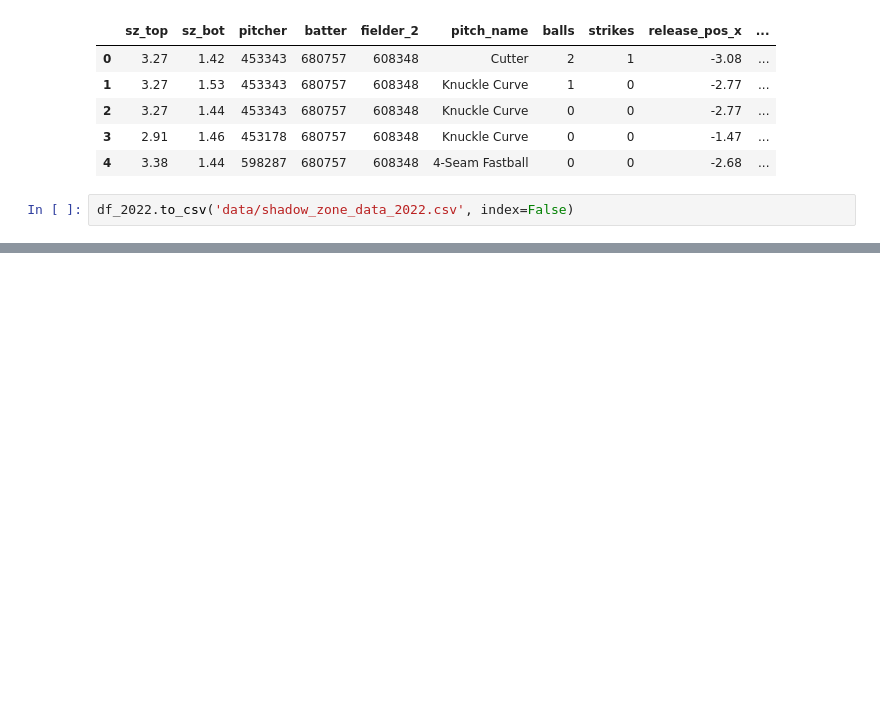
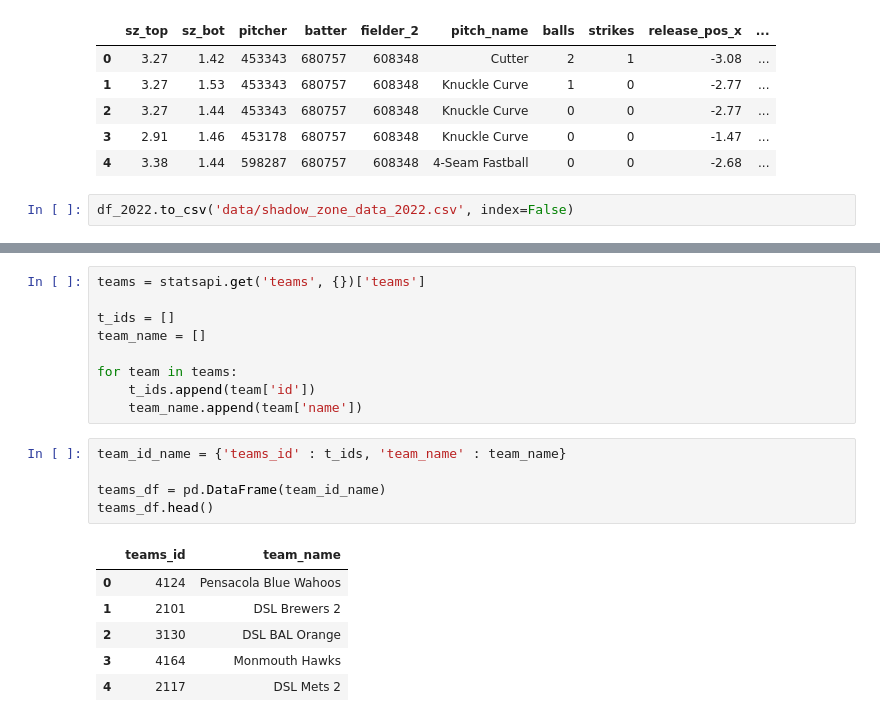
Before and after one commit to syamiller/SCOE, a Jupyter notebook: scoe.ipynb, the cells around one changed output, grey strips where cells are left out. Drawn from its saved outputs; the diff is of its cells as text; blank space fills up the shorter version.

```diff
--- a/scoe.ipynb
+++ b/scoe.ipynb
@@ -444,0 +463,21 @@ df_2022.to_csv('data/shadow_zone_data_2022.csv', index=False)
+# %%
+teams = statsapi.get('teams', {})['teams']
+
+t_ids = []
+team_name = []
+
+for team in teams:
+    t_ids.append(team['id'])
+    team_name.append(team['name'])
+# %%
+team_id_name = {'teams_id' : t_ids, 'team_name' : team_name}
+
+teams_df = pd.DataFrame(team_id_name)
+teams_df.head()
+# %% [output]
+|  | teams_id | team_name |
+| 0 | 4124 | Pensacola Blue Wahoos |
+| 1 | 2101 | DSL Brewers 2 |
+| 2 | 3130 | DSL BAL Orange |
+| 3 | 4164 | Monmouth Hawks |
+| 4 | 2117 | DSL Mets 2 |
```
Also changed, not shown: parts of 9 cells of this notebook, 7 other files.
